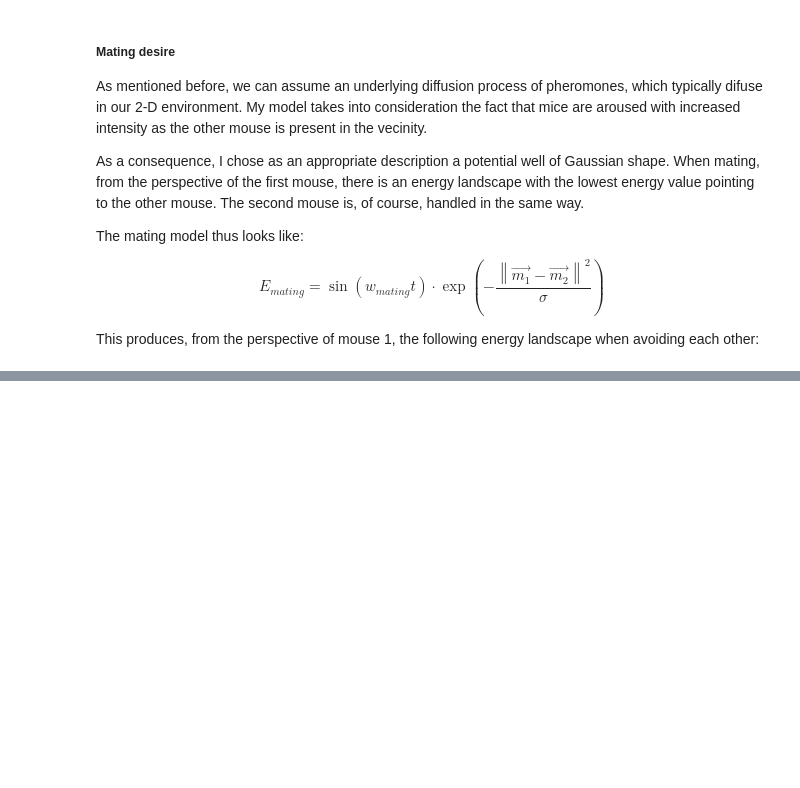
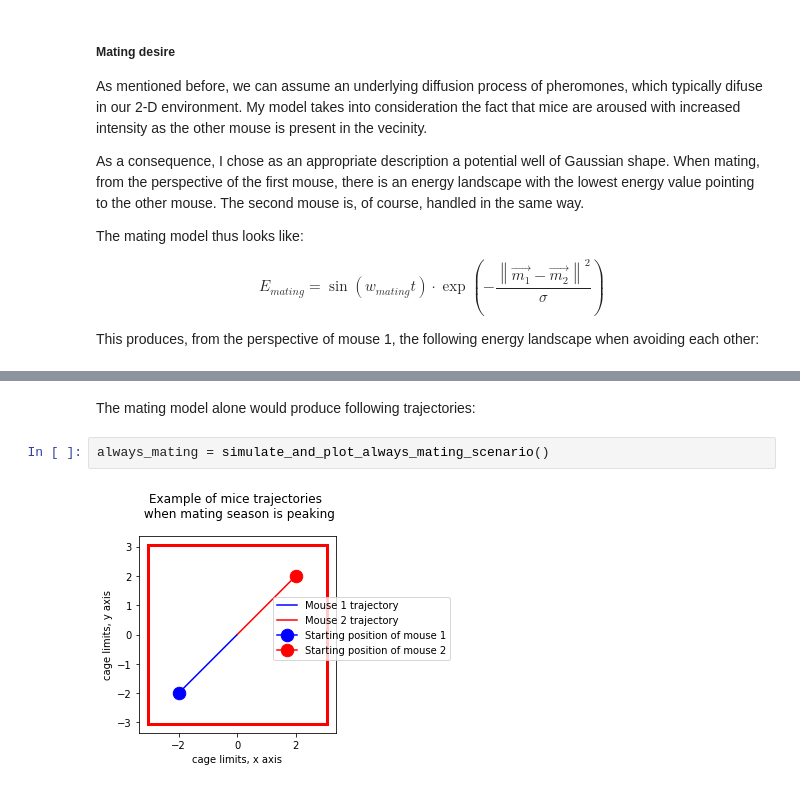
Before and after one commit to midumitrescu/modelling-course-prof-sprek-winter-2022, a Jupyter notebook: Modelling_Course_Presentation.ipynb, the cells around one changed output, grey strips where cells are left out. Saved outputs shown, nothing was run; the diff lists cells and outputs as text; blank space fills up the shorter version.

```diff
--- a/Modelling_Course_Presentation.ipynb
+++ b/Modelling_Course_Presentation.ipynb
@@ -210,0 +205,6 @@ KeyboardInterrupt
+# %% [markdown]
+The mating model alone would produce following trajectories:
+# %%
+always_mating = simulate_and_plot_always_mating_scenario()
+# %% [output]
+[figure, added]
```
Also changed, not shown: parts of 6 cells of this notebook, 3 other files.
